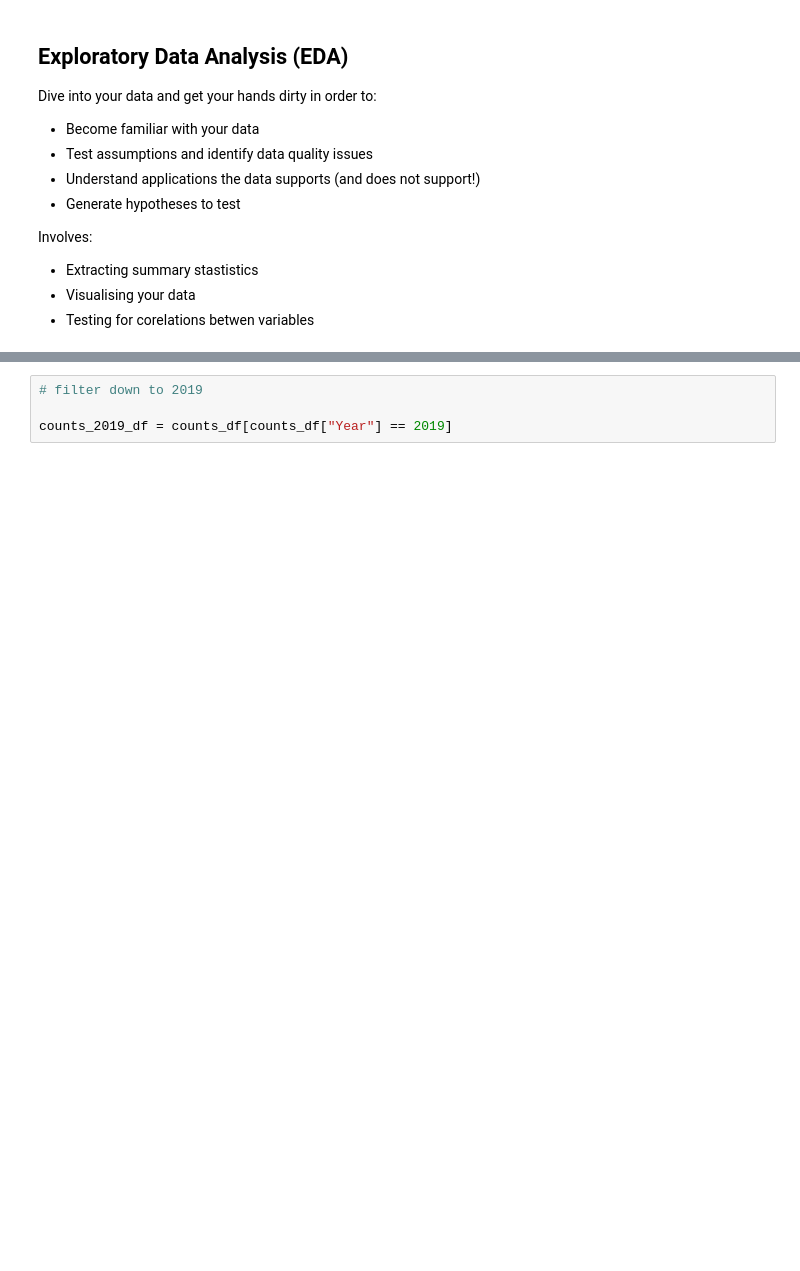
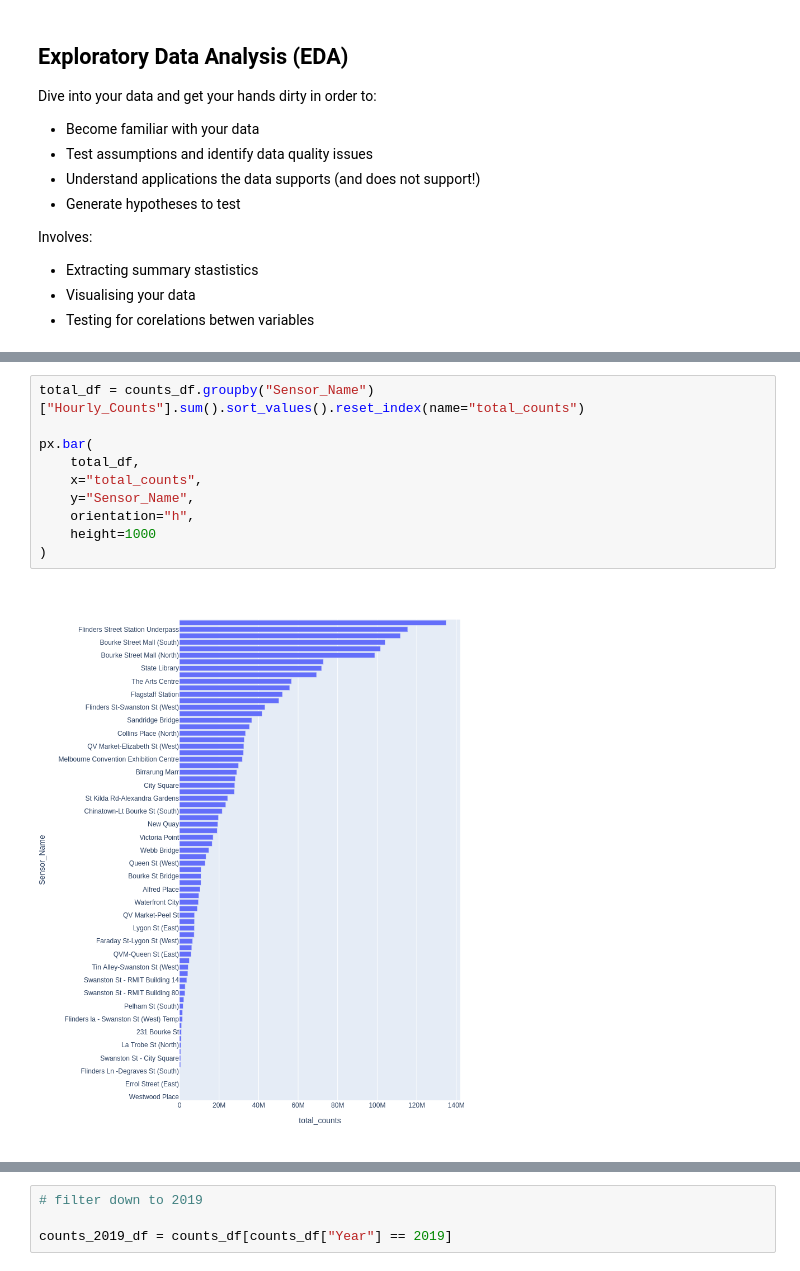
Before and after one commit to ned2/melbviz, a Jupyter notebook: notebooks/interactive_data_viz.ipynb, the cells around one changed output, grey strips where cells are left out. Cells and saved outputs as stored; diff of their text form; blank space fills up the shorter version.

```diff
--- a/notebooks/interactive_data_viz.ipynb
+++ b/notebooks/interactive_data_viz.ipynb
@@ -227,0 +313,12 @@ px.line(year_counts_df, x="Year", y="Hourly_Counts", title="Total Footfalls by Y
+# %%
+total_df = counts_df.groupby("Sensor_Name")["Hourly_Counts"].sum().sort_values().reset_index(name="total_counts")
+
+px.bar(
+    total_df,
+    x="total_counts",
+    y="Sensor_Name",
+    orientation="h",
+    height=1000
+)
+# %% [output]
+[figure, added]
```
Also changed, not shown: parts of 43 cells of this notebook, 4 other files.
